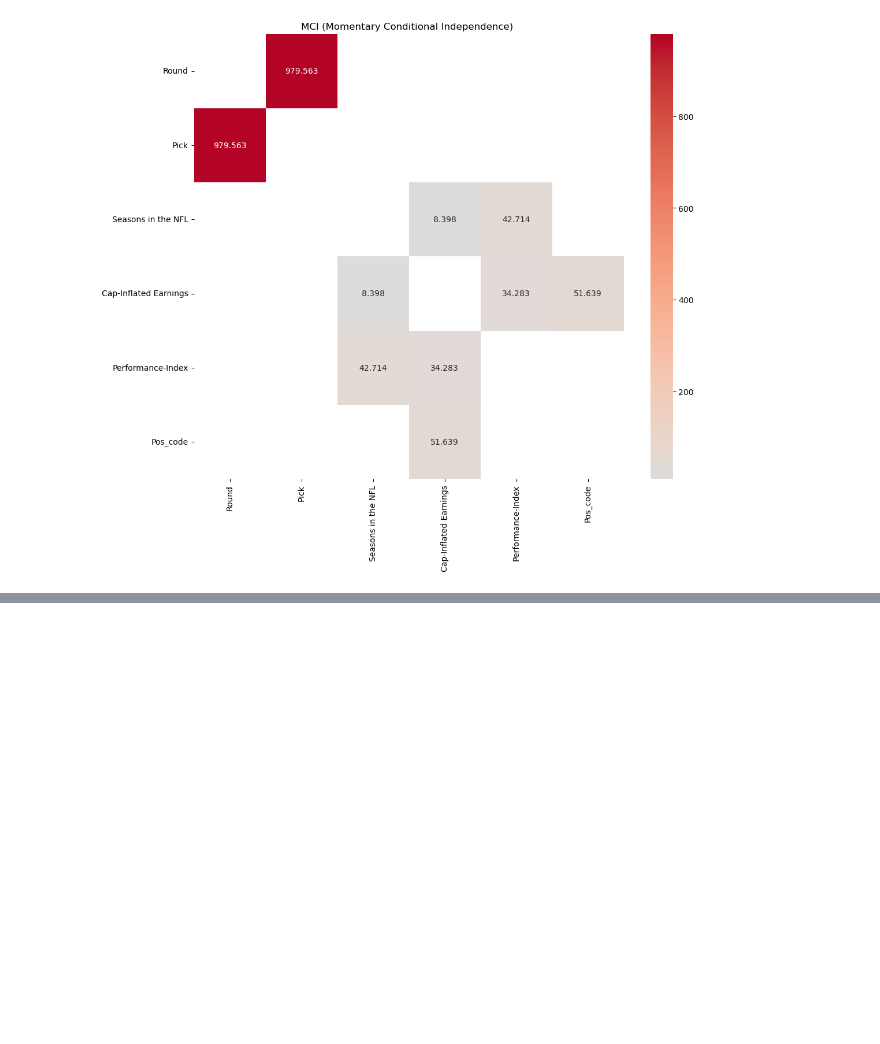
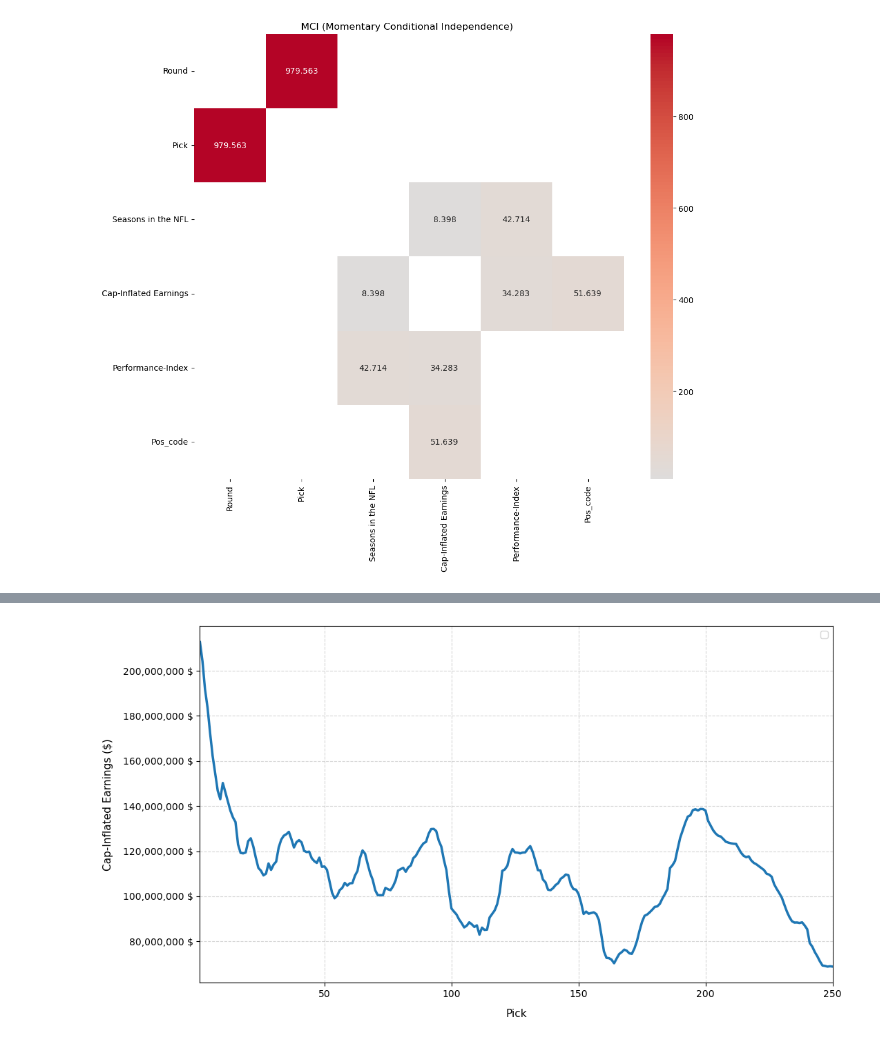
Before and after one commit to szmbalint/Causal_Inference_Project, a Jupyter notebook: Notebook/init_notebook.ipynb, the cells around one changed output, grey strips where cells are left out. Drawn from its saved outputs; the diff is of its cells as text; code cells hidden in the pictures; blank space fills up the shorter version.

```diff
--- a/Notebook/init_notebook.ipynb
+++ b/Notebook/init_notebook.ipynb
@@ -645,0 +727,31 @@ plt.show()
+# %%
+#250 picks n a col vector
+picks_x = np.arange(1, 251).reshape(-1, 1)
+
+predicted_earnings_y = causal_effects.predict_total_effect(
+    intervention_data=picks_x
+)
+
+plt.figure(figsize=(11, 6))
+
+plt.plot(
+    picks_x.flatten(),
+    predicted_earnings_y.flatten(),
+    color='#1f77b4',
+    linewidth=2.5,
+)
+
+
+plt.xlabel("Pick", fontsize=11, labelpad=10)
+plt.ylabel("Cap-Inflated Earnings ($)", fontsize=11, labelpad=10)
+
+plt.gca().get_yaxis().set_major_formatter(plt.FuncFormatter(lambda x, loc: "{:,} $".format(int(x))))
+
+plt.xlim(1, 250)
+plt.grid(True, linestyle='--', alpha=0.5)
+plt.legend(loc='upper right')
+
+plt.tight_layout()
+plt.show()
+# %% [output]
+[figure, added]
```
Also changed, not shown: parts of 3 cells of this notebook.
